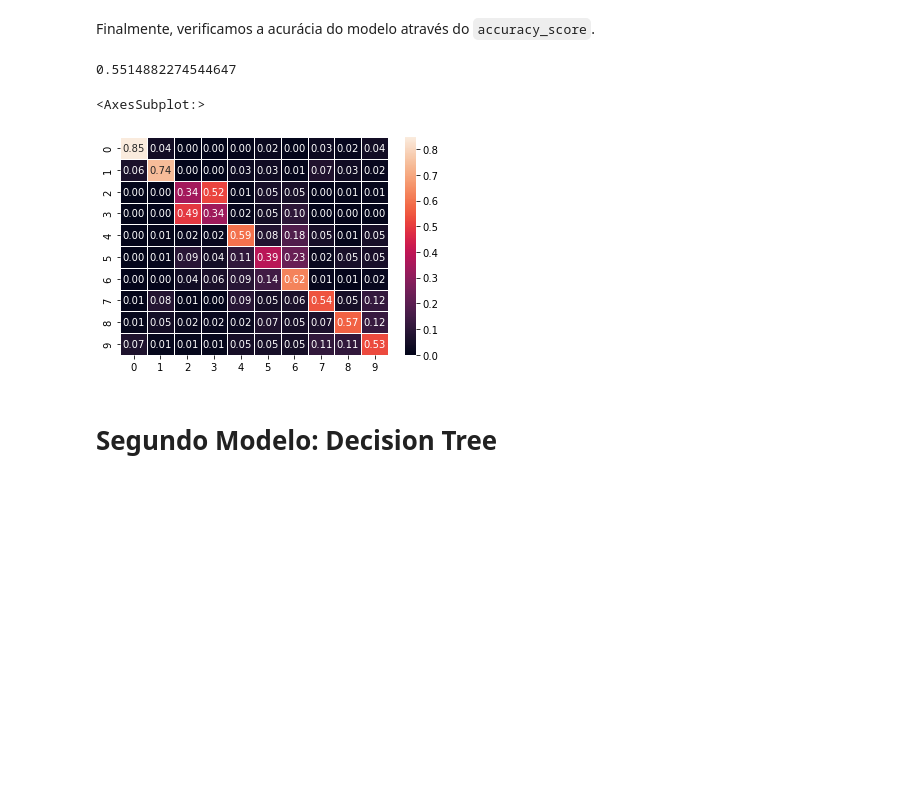
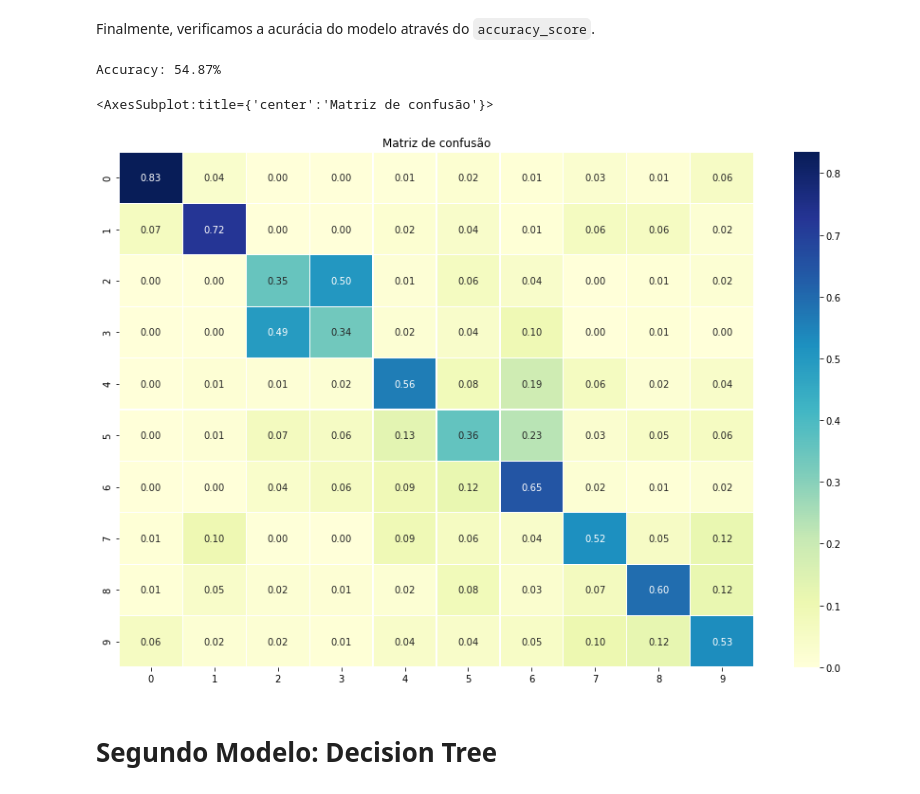
Before and after one commit to Gabriela321733/Projeto_2_Cdados, a Jupyter notebook: dados.ipynb, the cells around one changed output. Drawn from its saved outputs; the diff is of its cells as text; code cells hidden in the pictures; blank space fills up the shorter version.

```diff
--- a/dados.ipynb
+++ b/dados.ipynb
@@ -67,6 +67,8 @@ df.dropna(inplace=True)
 df['key'] = df['key'].astype('category')
 df['mode'] = df['mode'].astype('category')
 df['tempo'] = df['tempo'].astype('float')
+df = df[df.duration_ms > 0]
+
 
 df.head()
 # %% [output]
@@ -281,16 +285,17 @@ resultado = pd.DataFrame({
 # %% [markdown]
 Finalmente, verificamos a acurácia do modelo através do `accuracy_score`.
 # %%
-accuracy_score(resultado.real, resultado.pred)
+print("Accuracy: {:.2f}%".format(accuracy_score(resultado.real, resultado.pred)*100))
 # %% [output]
-0.5514882274544647
+Accuracy: 54.87%
 # %%
 import sklearn.metrics as metrics
-
+plt.figure(figsize = (15,10))
+plt.title('Matriz de confusão')
 matrix = metrics.confusion_matrix(resultado.real, resultado.pred, normalize='true')
-sn.heatmap(matrix, annot=True, fmt=".2f", linewidths=.6)
+sn.heatmap(matrix, annot=True, fmt=".2f",cmap="YlGnBu", linewidths=.1)
 # %% [output]
-<AxesSubplot:>
+<AxesSubplot:title={'center':'Matriz de confusão'}>
-[figure, old version]
+[figure, new version]
 # %% [markdown]
 # **Segundo Modelo:** Decision Tree
```
Also changed, not shown: parts of 15 cells of this notebook.
